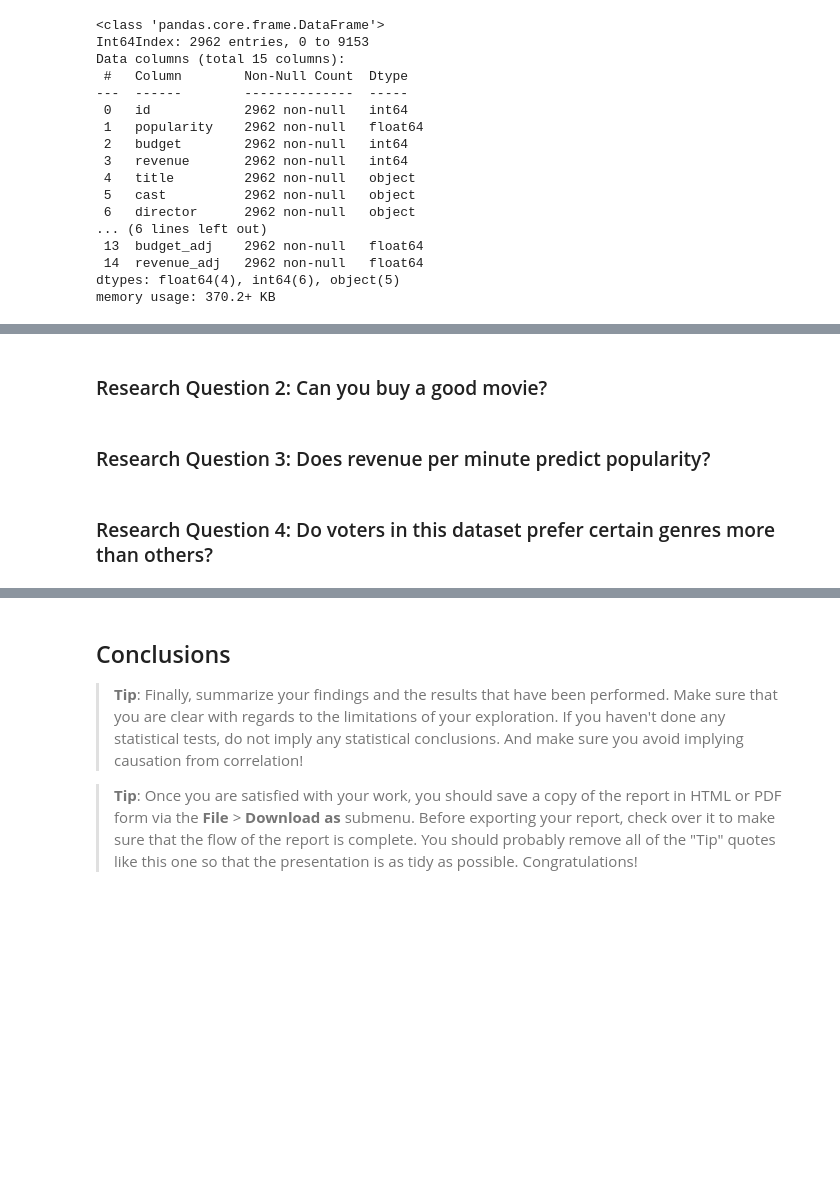
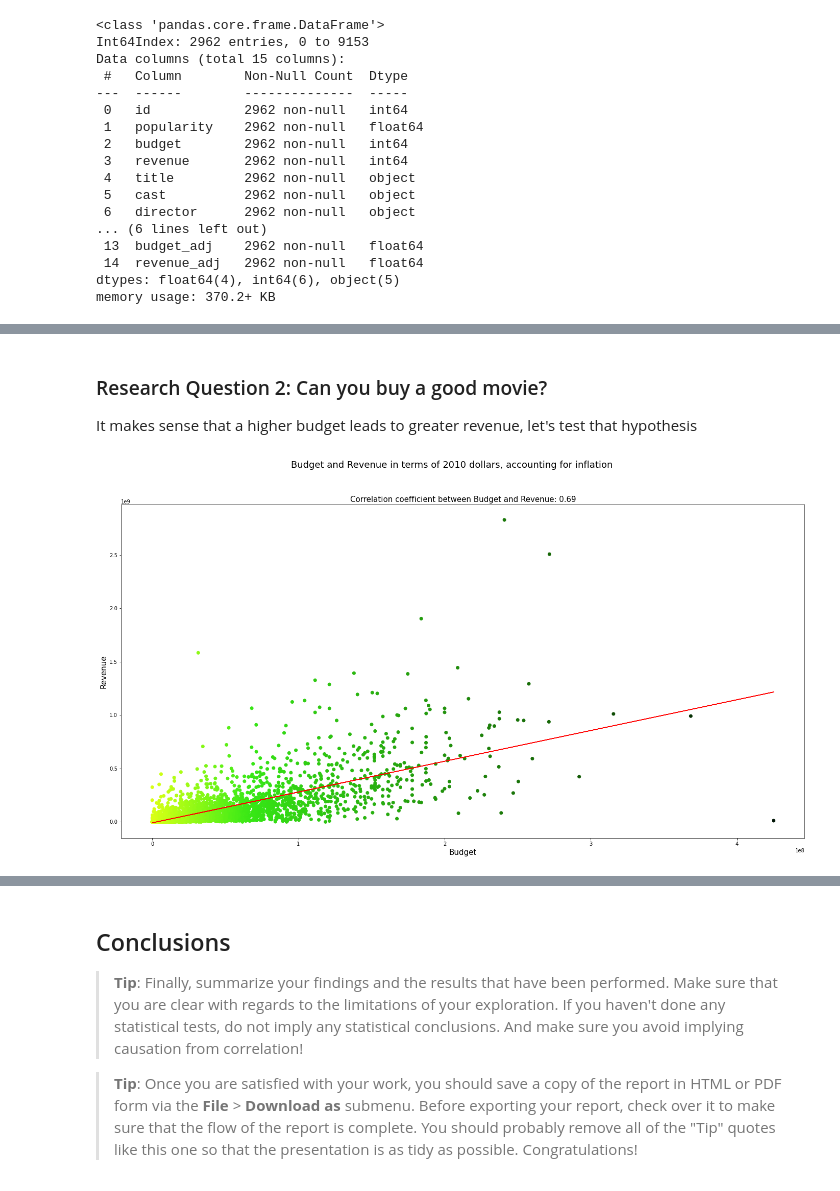
Before and after one commit to chupwalla/investigate_dataset, a Jupyter notebook: project_one.ipynb, the cells around one changed output, grey strips where cells are left out. Cells and saved outputs as stored; diff of their text form; code cells hidden in the pictures; blank space fills up the shorter version.

```diff
--- a/project_one.ipynb
+++ b/project_one.ipynb
@@ -253,2 +266,4 @@ plt.show()
 # %% [markdown]
 ### Research Question 2: Can you buy a good movie?
+
+It makes sense that a higher budget leads to greater revenue, let's test that hypothesis
@@ -259,4 +270,19 @@ plt.show()
-# %% [markdown]
-### Research Question 3: Does revenue per minute predict popularity?
-# %% [markdown]
-### Research Question 4: Do voters in this dataset prefer certain genres more than others?
+# %%
+x = movie_db['budget_adj']
+y = movie_db['revenue_adj']
+corr = np.corrcoef(x, y)
+m, b = np.polyfit(x, y, 1)
+plt.figure(figsize=(24, 12))
+plt.suptitle("Budget and Revenue in terms of 2010 dollars, accounting for inflation", fontsize=18)
+info = f'Correlation coefficient between Budget and Revenue: {corr[0][1].round(2)}'
+plt.title(info, fontsize=15)
+plt.xlabel(f"Budget", fontsize=15)
+plt.ylabel("Revenue", fontsize=15)
+
+colors = movie_db['budget_adj']
+cmap = cc.cm.kgy_r
+plt.scatter(x, y, c=colors, cmap=cmap)
+plt.plot(x, m*x+b, color='red', label=corr)
+plt.show()
+# %% [output]
+[figure, added]
```
Also changed, not shown: parts of 23 cells of this notebook.
